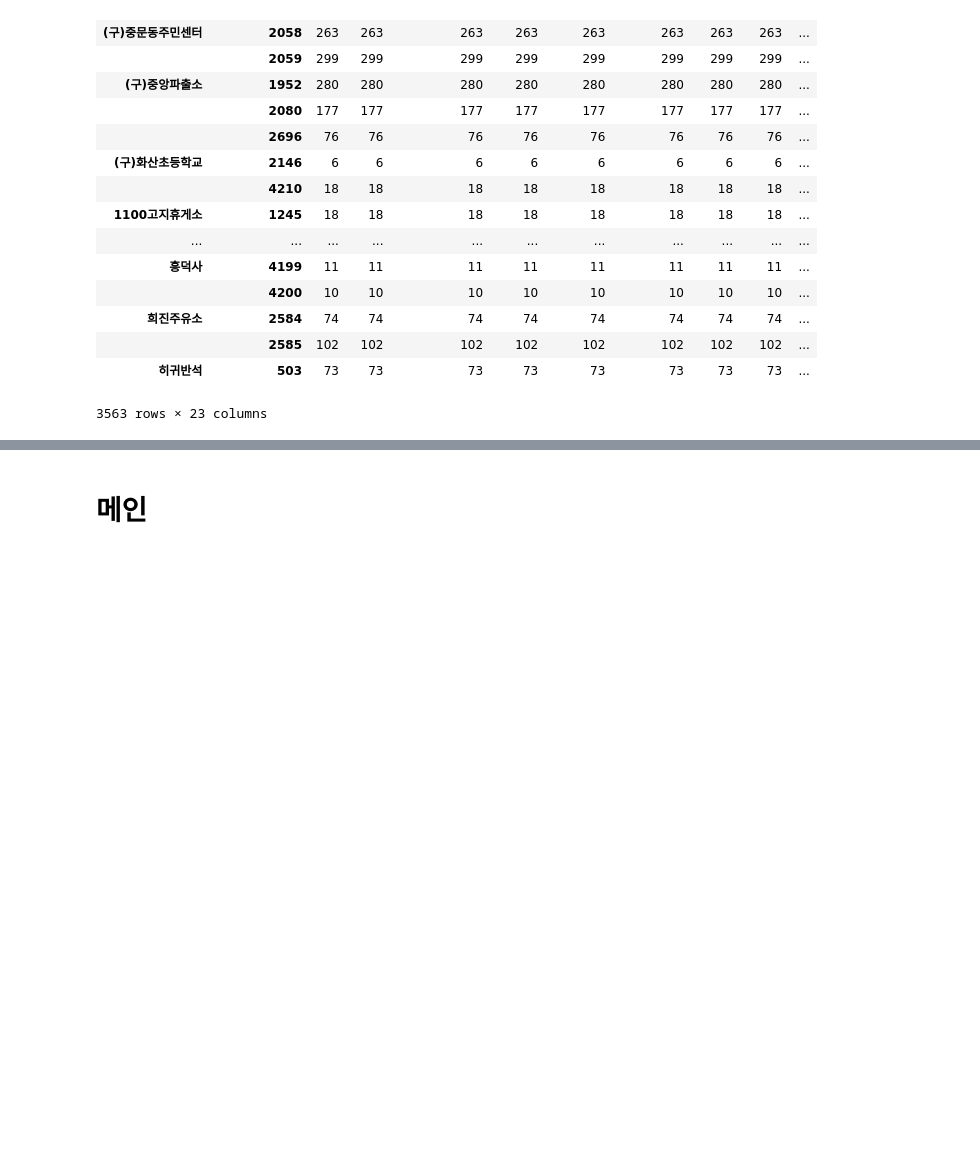
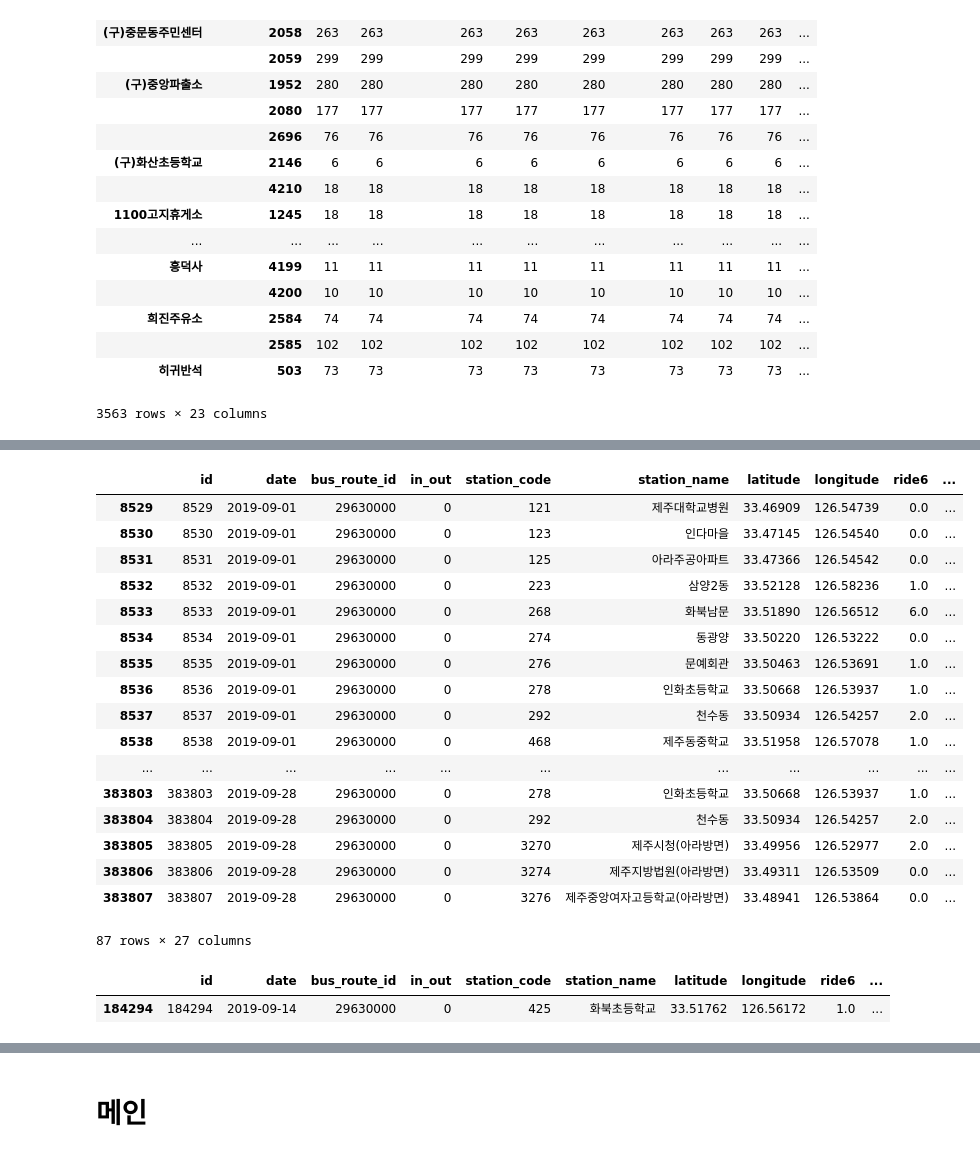
Before and after one commit to juhyunson/Jeju_bus_ride_prediction, a Jupyter notebook: hss/find_station_across.ipynb, the cells around one changed output, grey strips where cells are left out. Cells and saved outputs as stored; diff of their text form; code cells hidden in the pictures; blank space fills up the shorter version.

```diff
--- a/hss/find_station_across.ipynb
+++ b/hss/find_station_across.ipynb
@@ -124,0 +187,26 @@ total.tail()
+# %%
+train.query('bus_route_id == 29630000')
+# %% [output]
+|  | id | date | bus_route_id | in_out | station_code | station_name | latitude | longitude | ride6 | ... |
+| 8529 | 8529 | 2019-09-01 | 29630000 | 0 | 121 | 제주대학교병원 | 33.46909 | 126.54739 | 0.0 | ... |
+| 8530 | 8530 | 2019-09-01 | 29630000 | 0 | 123 | 인다마을 | 33.47145 | 126.54540 | 0.0 | ... |
+| 8531 | 8531 | 2019-09-01 | 29630000 | 0 | 125 | 아라주공아파트 | 33.47366 | 126.54542 | 0.0 | ... |
+| 8532 | 8532 | 2019-09-01 | 29630000 | 0 | 223 | 삼양2동 | 33.52128 | 126.58236 | 1.0 | ... |
+| 8533 | 8533 | 2019-09-01 | 29630000 | 0 | 268 | 화북남문 | 33.51890 | 126.56512 | 6.0 | ... |
+| 8534 | 8534 | 2019-09-01 | 29630000 | 0 | 274 | 동광양 | 33.50220 | 126.53222 | 0.0 | ... |
+| 8535 | 8535 | 2019-09-01 | 29630000 | 0 | 276 | 문예회관 | 33.50463 | 126.53691 | 1.0 | ... |
+| 8536 | 8536 | 2019-09-01 | 29630000 | 0 | 278 | 인화초등학교 | 33.50668 | 126.53937 | 1.0 | ... |
+| 8537 | 8537 | 2019-09-01 | 29630000 | 0 | 292 | 천수동 | 33.50934 | 126.54257 | 2.0 | ... |
+| 8538 | 8538 | 2019-09-01 | 29630000 | 0 | 468 | 제주동중학교 | 33.51958 | 126.57078 | 1.0 | ... |
+| ... | ... | ... | ... | ... | ... | ... | ... | ... | ... | ... |
+| 383803 | 383803 | 2019-09-28 | 29630000 | 0 | 278 | 인화초등학교 | 33.50668 | 126.53937 | 1.0 | ... |
+| 383804 | 383804 | 2019-09-28 | 29630000 | 0 | 292 | 천수동 | 33.50934 | 126.54257 | 2.0 | ... |
+| 383805 | 383805 | 2019-09-28 | 29630000 | 0 | 3270 | 제주시청(아라방면) | 33.49956 | 126.52977 | 2.0 | ... |
+| 383806 | 383806 | 2019-09-28 | 29630000 | 0 | 3274 | 제주지방법원(아라방면) | 33.49311 | 126.53509 | 0.0 | ... |
+| 383807 | 383807 | 2019-09-28 | 29630000 | 0 | 3276 | 제주중앙여자고등학교(아라방면) | 33.48941 | 126.53864 | 0.0 | ... |
+87 rows × 27 columns
+# %%
+train.query('station_name == "화북초등학교" & bus_route_id == 29630000')
+# %% [output]
+|  | id | date | bus_route_id | in_out | station_code | station_name | latitude | longitude | ride6 | ... |
+| 184294 | 184294 | 2019-09-14 | 29630000 | 0 | 425 | 화북초등학교 | 33.51762 | 126.56172 | 1.0 | ... |
```
Also changed, not shown: parts of 21 cells of this notebook.
